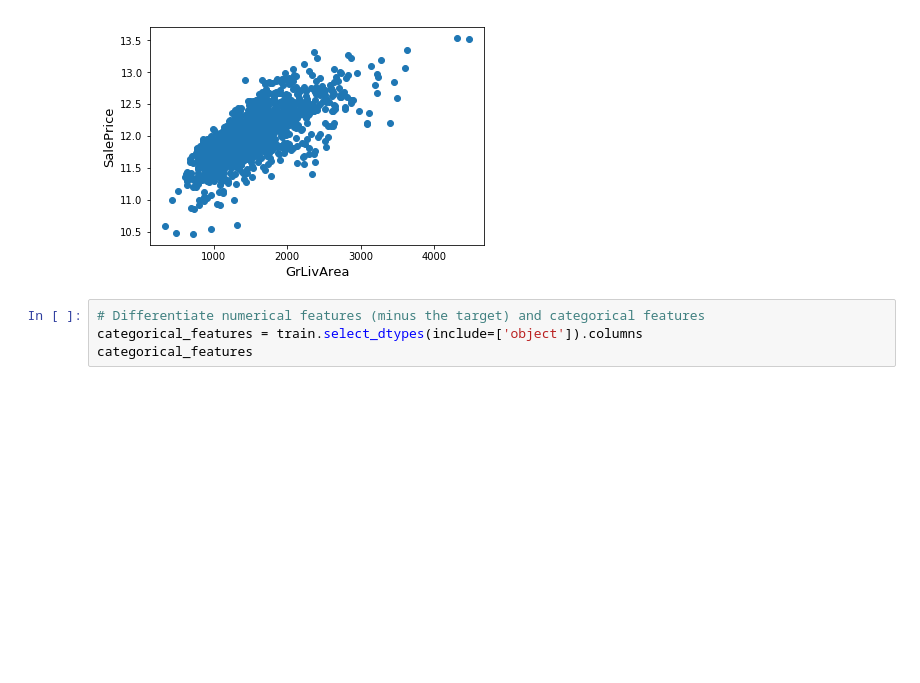
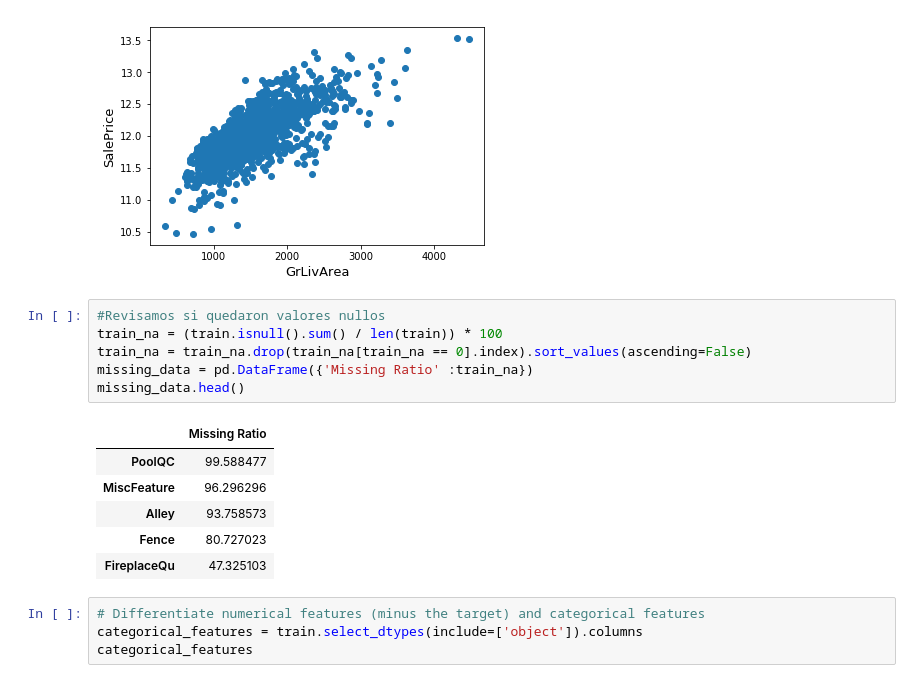
Before and after one commit to clusterai/clusterai_2020, a Jupyter notebook: clases/clase_08/clusterai2020_clase08_House_Sales_Prices_Prediction.ipynb, the cells around one changed output. Drawn from its saved outputs; the diff is of its cells as text; blank space fills up the shorter version.

```diff
--- a/clases/clase_08/clusterai2020_clase08_House_Sales_Prices_Prediction.ipynb
+++ b/clases/clase_08/clusterai2020_clase08_House_Sales_Prices_Prediction.ipynb
@@ -137,6 +145,19 @@ plt.xlabel('GrLivArea', fontsize=13)
 plt.show()
 # %% [output]
 [figure]
+# %%
+#Revisamos si quedaron valores nullos
+train_na = (train.isnull().sum() / len(train)) * 100
+train_na = train_na.drop(train_na[train_na == 0].index).sort_values(ascending=False)
+missing_data = pd.DataFrame({'Missing Ratio' :train_na})
+missing_data.head()
+# %% [output]
+|  | Missing Ratio |
+| PoolQC | 99.588477 |
+| MiscFeature | 96.296296 |
+| Alley | 93.758573 |
+| Fence | 80.727023 |
+| FireplaceQu | 47.325103 |
 # %%
 # Differentiate numerical features (minus the target) and categorical features
 categorical_features = train.select_dtypes(include=['object']).columns
```
Also changed, not shown: parts of 1 cell of this notebook.
